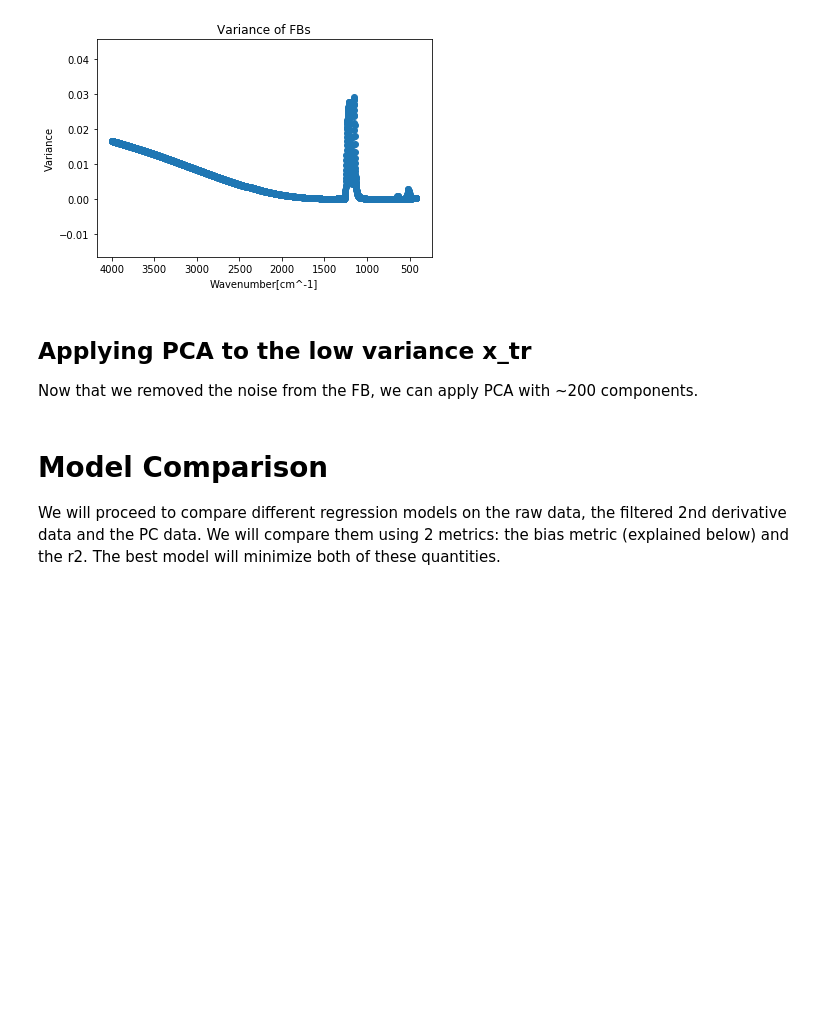
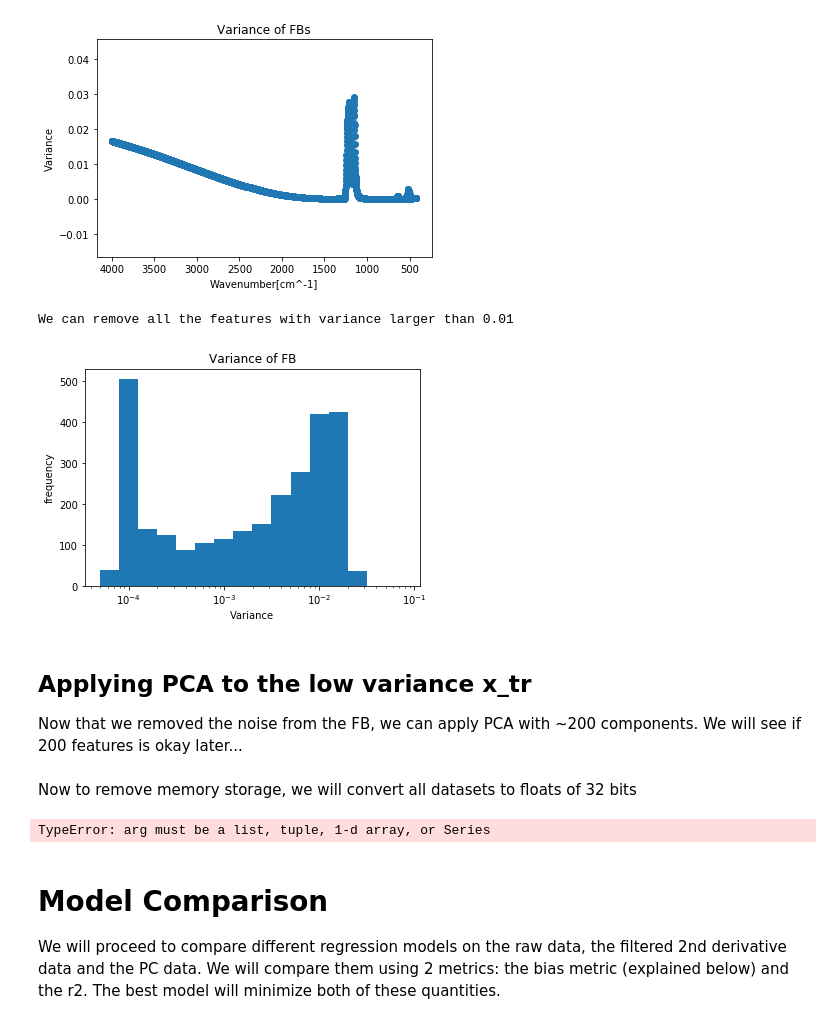
Before and after one commit to zweili/ml_project_2, a Jupyter notebook: Final Notebook.ipynb, the cells around one changed output. Drawn from its saved outputs; the diff is of its cells as text; code cells hidden in the pictures; blank space fills up the shorter version.

```diff
--- a/Final Notebook.ipynb
+++ b/Final Notebook.ipynb
@@ -228,17 +227,44 @@ print('We can remove all the features with variance larger than 0.01')
 # %% [output]
 We can remove all the features with variance larger than 0.01
 [figure]
+# %%
+bins = np.power(10.0,(np.arange(-4.3,-1,0.2)))
+plt.xscale('log')
+plt.hist(scaler.var_,bins=bins)
+plt.title('Variance of FB')
+plt.xlabel('Variance')
+plt.ylabel('frequency')
+print('We can remove all the features with variance larger than 0.01')
+# %% [output]
+We can remove all the features with variance larger than 0.01
+[figure, added]
 # %%
 idx_low_var_FB = np.argwhere(scaler.var_<0.01).flatten()
 x_tr_filtered = x_tr.iloc[:,idx_low_var_FB]
 x_te_filtered = x_te.iloc[:,idx_low_var_FB]
 # %% [markdown]
 ## Applying PCA to the low variance x_tr
-Now that we removed the noise from the FB, we can apply PCA with ~200 components.
+Now that we removed the noise from the FB, we can apply PCA with ~200 components. We will see if 200 features is okay later...
 # %%
 pca = PCA(n_components=200)
 pca_tr = pca.fit_transform(x_tr_filtered)
 pca_te = pca.transform(x_te_filtered)
+# %% [markdown]
+Now to remove memory storage, we will convert all datasets to floats of 32 bits
+# %%
+pd.to_numeric(np.series(x_tr),downcast='float')
+x_te.apply(to_numeric, downcast='float')
+x_tr_der.apply(to_numeric, downcast='float')
+x_te_der.apply(to_numeric, downcast='float')
+x_tr_der_filtered.apply(to_numeric, downcast='float')
+x_te_der_filtered.apply(to_numeric, downcast='float')
+pca_tr.apply(to_numeric, downcast='float')
+pca_te.apply(to_numeric, downcast='float')
+
+y_tr.apply(to_numeric, downcast='float')
+y_te.apply(to_numeric, downcast='float')
+# %% [output]
+TypeError: arg must be a list, tuple, 1-d array, or Series
 # %% [markdown]
 # Model Comparison
 We will proceed to compare different regression models on the raw data, the filtered 2nd derivative data and the PC data.  We will compare them using 2 metrics: the bias metric (explained below) and the r2. The best model will minimize both of these quantities.
```
Also changed, not shown: parts of 8 cells of this notebook, 1 other file.
